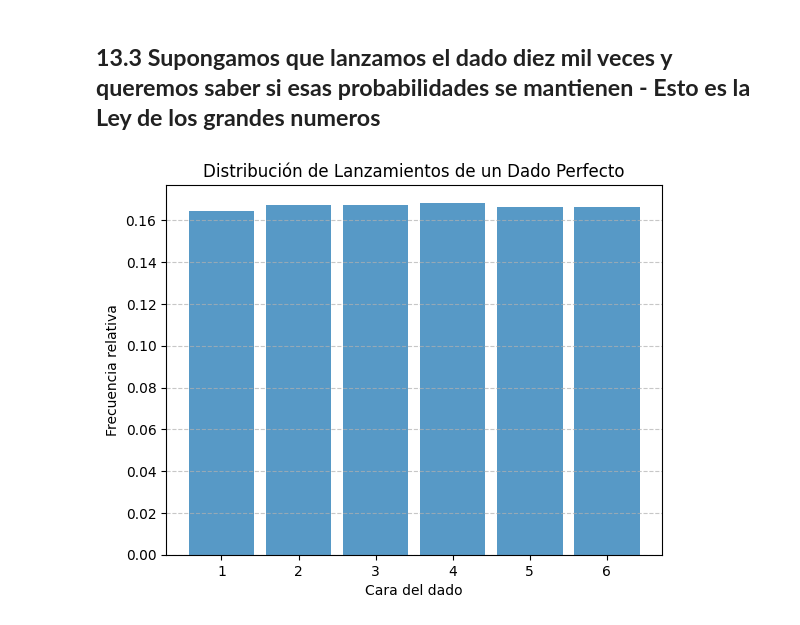
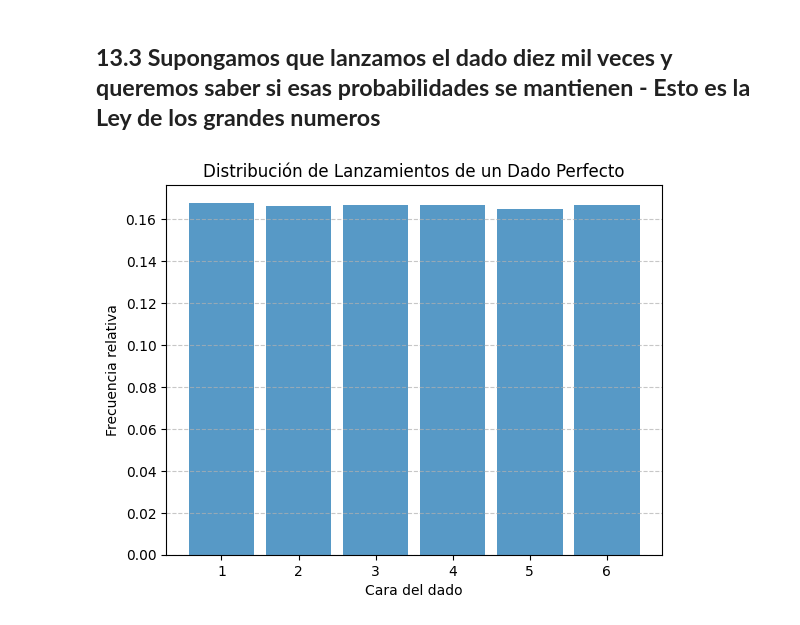
Before and after one commit to JSEFERINO/Teoria-de-Probabilidad-MEYCD, a Jupyter notebook: 12_C_Probabilidad_2.ipynb, the cells around one changed output. Saved outputs shown, nothing was run; the diff lists cells and outputs as text; code cells hidden in the pictures.

```diff
--- a/12_C_Probabilidad_2.ipynb
+++ b/12_C_Probabilidad_2.ipynb
@@ -252,25 +240,25 @@ Cara 6: P(6) = 0.16666666666666666
 # %%
 import numpy as np
 import matplotlib.pyplot as plt
 
 # Número de lanzamientos de dado
-num_lanzamientos = 10000
+num_lanzamientos = 100000
 
 # Simular lanzamientos de un dado perfecto (valores del 1 al 6)
 lanzamientos = np.random.randint(1, 7, num_lanzamientos)
 
 # Crear un histograma para mostrar la distribución
 plt.hist(lanzamientos, bins=np.arange(0.5, 7.5, 1), alpha=0.75, density=True, rwidth=0.85)
 plt.xlabel('Cara del dado')
 plt.ylabel('Frecuencia relativa')
 plt.title('Distribución de Lanzamientos de un Dado Perfecto')
 plt.xticks(np.arange(1, 7, 1))
 plt.grid(axis='y', linestyle='--', alpha=0.7)
 
 # Mostrar el histograma
 plt.show()
 # %% [output]
-[figure, old version]
+[figure, new version]
 # %% [markdown]
 ### **Distribuciones Discretas mas comunes - Aplicaciones**
 
```
Also changed, not shown: parts of 20 cells of this notebook.
